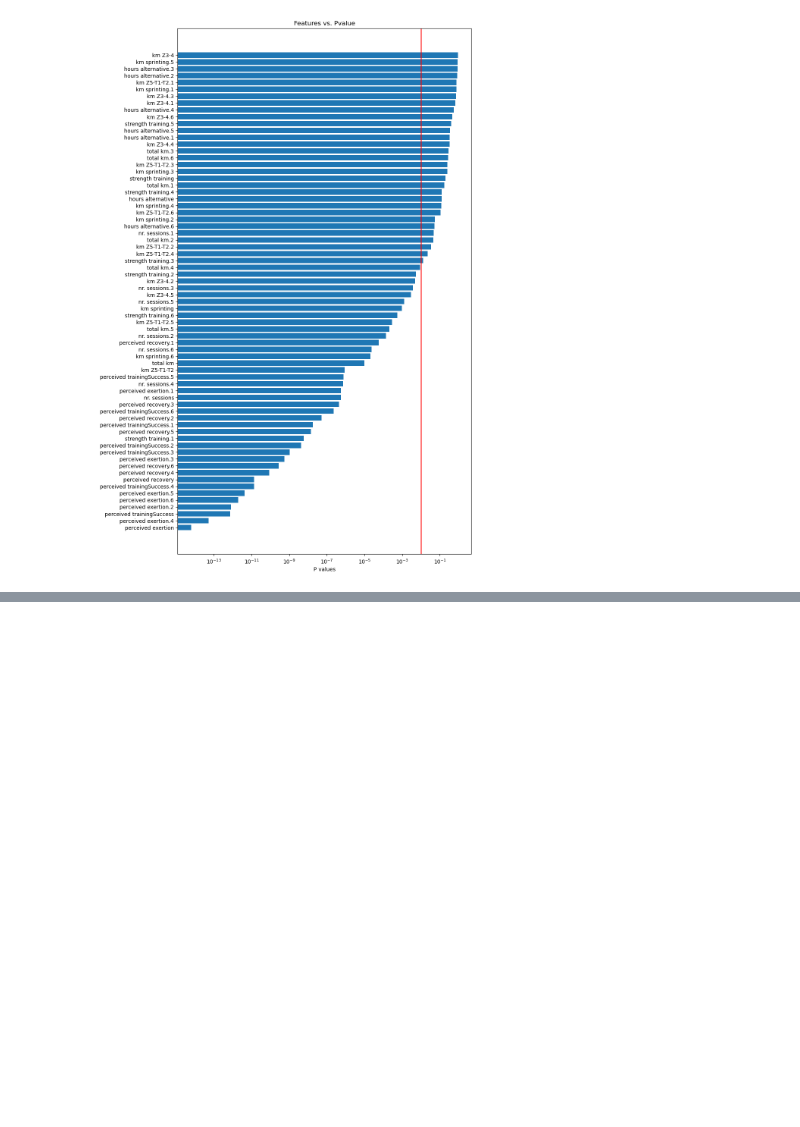
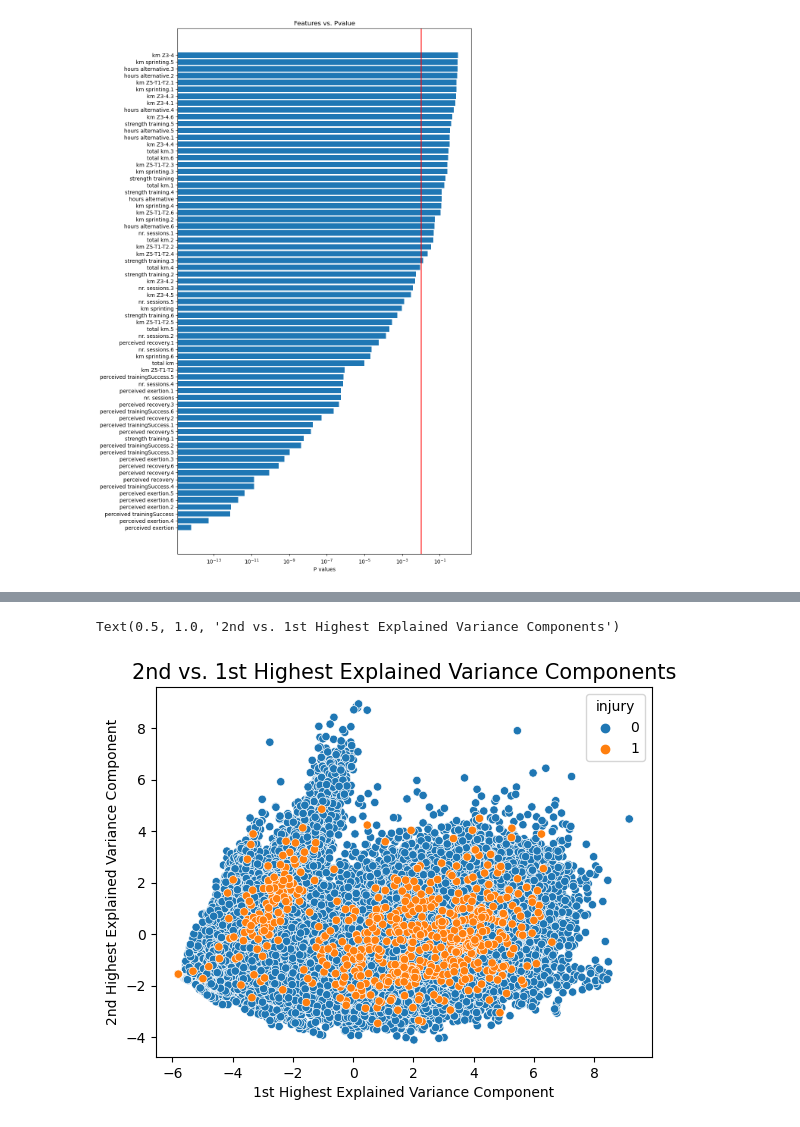
Before and after one commit to ryn8raun248/TrainingTrainers, a Jupyter notebook: final_project_notebook.ipynb, the cells around one changed output, grey strips where cells are left out. Saved outputs shown, nothing was run; the diff lists cells and outputs as text; code cells hidden in the pictures; blank space fills up the shorter version.

```diff
--- a/final_project_notebook.ipynb
+++ b/final_project_notebook.ipynb
@@ -161,0 +227,8 @@ plt.axvline(x=0.01, c='r')
+# %%
+sns.scatterplot(x=svd_matrix[:,0], y=svd_matrix[:,1], hue=day_data['injury'])
+plt.ylabel('2nd Highest Explained Variance Component', fontsize=10)
+plt.xlabel('1st Highest Explained Variance Component', fontsize=10)
+plt.title('2nd vs. 1st Highest Explained Variance Components', fontsize=15)
+# %% [output]
+Text(0.5, 1.0, '2nd vs. 1st Highest Explained Variance Components')
+[figure, added]
```
Also changed, not shown: parts of 13 cells of this notebook.
